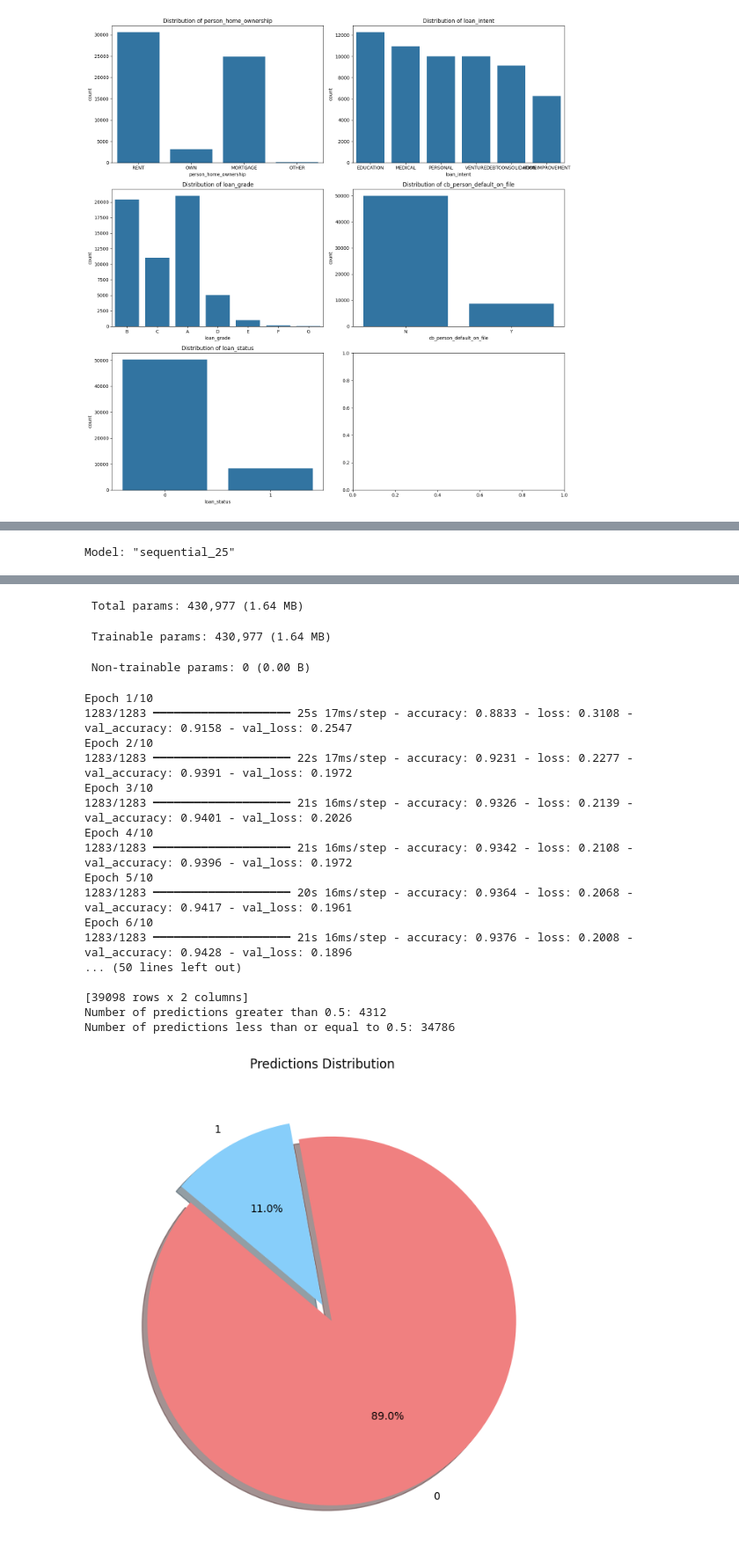
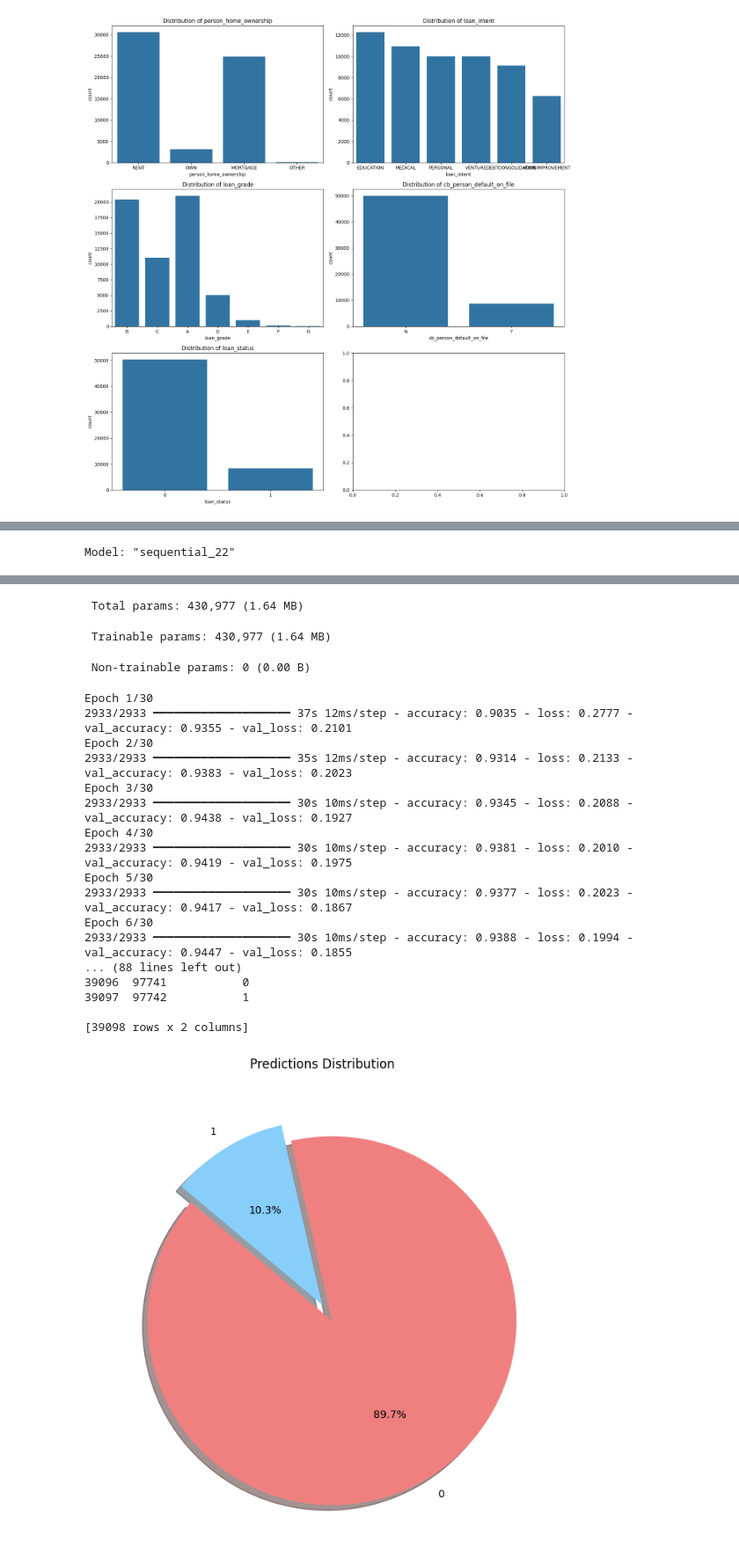
Before and after one commit to Dxuian/ml, a Jupyter notebook: resume/a.ipynb, the cells around one changed output, grey strips where cells are left out. Shown at 88% size. Saved outputs shown, nothing was run; the diff lists cells and outputs as text; code cells hidden in the pictures.

```diff
--- a/resume/a.ipynb
+++ b/resume/a.ipynb
@@ -757,6 +1345,7 @@ Model: "sequential_42"
 
 
 # Predict the values using the best model
+best_model.fit( X_test, y_test,X_train, y_train)
 y_pred = best_model.predict(X_test)
 print(y_pred)
 
@@ -847,4 +1445,5 @@ Confusion Matrix:
 # %%
+#92 t 10
 import tensorflow as tf
 from tensorflow.keras.models import Sequential
 from tensorflow.keras.layers import Conv2D, MaxPooling2D, Flatten, Dense, Dropout, Reshape
@@ -878,7 +1477,7 @@ model.compile(optimizer='adam', loss='binary_crossentropy', metrics=['accuracy']
 # Print the model summary
 model.summary()
 # Train the model
-model.fit(X_train_reshaped, y_train, epochs=10, batch_size=32, validation_data=(X_test_reshaped, y_test))
+model.fit(X_train_reshaped, y_train, epochs=25, batch_size=32, validation_data=(X_test_reshaped, y_test))
 
 # Evaluate the model
 loss, accuracy = model.evaluate(X_test_reshaped, y_test)
@@ -940,4 +1539,5 @@ ROC AUC Score: 0.9272357288182339
 # %%
+#91 t 1 epoch
 from tensorflow.keras.layers import Conv2D, MaxPooling2D, Flatten, Dense, Dropout, Reshape ,AvgPool2D
 from tensorflow.keras.models import Sequential
 from sklearn.metrics import r2_score, roc_auc_score, confusion_matrix
@@ -972,7 +1572,7 @@ convmodel2.compile(optimizer='adam', loss='binary_crossentropy', metrics=['accur
 convmodel2.summary()
 
 # Train the model
-convmodel2.fit(X_train_reshaped, y_train, epochs=10, batch_size=32, validation_data=(X_test_reshaped, y_test))
+convmodel2.fit(X_train_reshaped, y_train, epochs=25, batch_size=32, validation_data=(X_test_reshaped, y_test))
 
 # Evaluate the model
 loss, accuracy = convmodel2.evaluate(X_test_reshaped, y_test)
@@ -1107,4 +1697,5 @@ ValueError: Found input variables with inconsistent numbers of samples: [17594,
 # %%
+#91 at 1 epco
 import pandas as pd
 import matplotlib.pyplot as plt
 import tensorflow as tf
@@ -1153,7 +1744,7 @@ encoder_decoder_model.compile(optimizer='adam', loss='binary_crossentropy', metr
 encoder_decoder_model.summary()
 
 # Train the model
-encoder_decoder_model.fit(X_train_reshaped, y_train, epochs=10, batch_size=32, validation_data=(X_test_reshaped, y_test))
+encoder_decoder_model.fit(X_train_reshaped, y_train, epochs=25, batch_size=32, validation_data=(X_test_reshaped, y_test))
 
 # Evaluate the model
 loss, accuracy = encoder_decoder_model.evaluate(X_test_reshaped, y_test)
@@ -1273,4 +1864,5 @@ Number of predictions less than or equal to 0.5: 34950
 # %%
+#91 at 1
 import pandas as pd
 import matplotlib.pyplot as plt
 import tensorflow as tf
@@ -1319,7 +1911,7 @@ encoder_decoder_model.compile(optimizer='adam', loss='binary_crossentropy', metr
 encoder_decoder_model.summary()
 
 # Train the model
-encoder_decoder_model.fit(X_train_reshaped, y_train, epochs=10, batch_size=32, validation_data=(X_test_reshaped, y_test))
+encoder_decoder_model.fit(X_train_reshaped, y_train, epochs=30, batch_size=32, validation_data=(X_test_reshaped, y_test))
 
 # Evaluate the model
 loss, accuracy = encoder_decoder_model.evaluate(X_test_reshaped, y_test)
@@ -1368,7 +1960,6 @@ y_pred = encoder_decoder_model.predict(X.reshape((X.shape[0], X.shape[1], 1, 1))
 # Apply threshold of 0.5 to get binary predictions
 y_pred = (y_pred > 0.5).astype(int)
 print(y_pred.shape, y_pred.flatten().shape)
-
 # Combine IDs and predictions into a DataFrame
 predictions_df = pd.DataFrame({'id': ids, 'prediction': y_pred.flatten()})
 
@@ -1379,11 +1970,6 @@ print(predictions_df)
 count_greater_than_0_5 = (y_pred > 0.5).sum()
 count_less_than_or_equal_0_5 = (y_pred <= 0.5).sum()
 
-# Print the counts
-print(f'Number of predictions greater than 0.5: {count_greater_than_0_5}')
-print(f'Number of predictions less than or equal to 0.5: {count_less_than_or_equal_0_5}')
-
-# Plot a pie chart showing the percentages
 labels = ['0', '1']
 sizes = [count_less_than_or_equal_0_5, count_greater_than_0_5]
 colors = ['lightcoral', 'lightskyblue']
@@ -1397,7 +1983,7 @@ plt.show()
 # Save the predictions to CSV with (id, prediction)
 predictions_df.to_csv('encodermax.csv', index=False)
 # %% [output]
-Model: "sequential_25"
+Model: "sequential_22"
 ┏━━━━━━━━━━━━━━━━━━━━━━━━━━━━━━━━━┳━━━━━━━━━━━━━━━━━━━━━━━━┳━━━━━━━━━━━━━━━┓
 ┃ Layer (type)                    ┃ Output Shape           ┃       Param # ┃
 ┡━━━━━━━━━━━━━━━━━━━━━━━━━━━━━━━━━╇━━━━━━━━━━━━━━━━━━━━━━━━╇━━━━━━━━━━━━━━━┩
@@ -1417,23 +2003,23 @@ Model: "sequential_25"
 └─────────────────────────────────┴────────────────────────┴───────────────┘
  Total params: 430,977 (1.64 MB)
  Trainable params: 430,977 (1.64 MB)
  Non-trainable params: 0 (0.00 B)
-Epoch 1/10
-1283/1283 ━━━━━━━━━━━━━━━━━━━━ 25s 17ms/step - accuracy: 0.8833 - loss: 0.3108 - val_accuracy: 0.9158 - val_loss: 0.2547
-Epoch 2/10
-1283/1283 ━━━━━━━━━━━━━━━━━━━━ 22s 17ms/step - accuracy: 0.9231 - loss: 0.2277 - val_accuracy: 0.9391 - val_loss: 0.1972
-Epoch 3/10
-1283/1283 ━━━━━━━━━━━━━━━━━━━━ 21s 16ms/step - accuracy: 0.9326 - loss: 0.2139 - val_accuracy: 0.9401 - val_loss: 0.2026
-Epoch 4/10
-1283/1283 ━━━━━━━━━━━━━━━━━━━━ 21s 16ms/step - accuracy: 0.9342 - loss: 0.2108 - val_accuracy: 0.9396 - val_loss: 0.1972
-Epoch 5/10
-1283/1283 ━━━━━━━━━━━━━━━━━━━━ 20s 16ms/step - accuracy: 0.9364 - loss: 0.2068 - val_accuracy: 0.9417 - val_loss: 0.1961
-Epoch 6/10
-1283/1283 ━━━━━━━━━━━━━━━━━━━━ 21s 16ms/step - accuracy: 0.9376 - loss: 0.2008 - val_accuracy: 0.9428 - val_loss: 0.1896
-... (50 lines left out)
+Epoch 1/30
+2933/2933 ━━━━━━━━━━━━━━━━━━━━ 37s 12ms/step - accuracy: 0.9035 - loss: 0.2777 - val_accuracy: 0.9355 - val_loss: 0.2101
+Epoch 2/30
+2933/2933 ━━━━━━━━━━━━━━━━━━━━ 35s 12ms/step - accuracy: 0.9314 - loss: 0.2133 - val_accuracy: 0.9383 - val_loss: 0.2023
+Epoch 3/30
+2933/2933 ━━━━━━━━━━━━━━━━━━━━ 30s 10ms/step - accuracy: 0.9345 - loss: 0.2088 - val_accuracy: 0.9438 - val_loss: 0.1927
+Epoch 4/30
+2933/2933 ━━━━━━━━━━━━━━━━━━━━ 30s 10ms/step - accuracy: 0.9381 - loss: 0.2010 - val_accuracy: 0.9419 - val_loss: 0.1975
+Epoch 5/30
+2933/2933 ━━━━━━━━━━━━━━━━━━━━ 30s 10ms/step - accuracy: 0.9377 - loss: 0.2023 - val_accuracy: 0.9417 - val_loss: 0.1867
+Epoch 6/30
+2933/2933 ━━━━━━━━━━━━━━━━━━━━ 30s 10ms/step - accuracy: 0.9388 - loss: 0.1994 - val_accuracy: 0.9447 - val_loss: 0.1855
+... (88 lines left out)
+39096  97741           0
+39097  97742           1
 
 [39098 rows x 2 columns]
-Number of predictions greater than 0.5: 4312
-Number of predictions less than or equal to 0.5: 34786
-[figure, old version]
+[figure, new version]
 # %%
```
Also changed, not shown: parts of 22 cells of this notebook, 11 other files.
